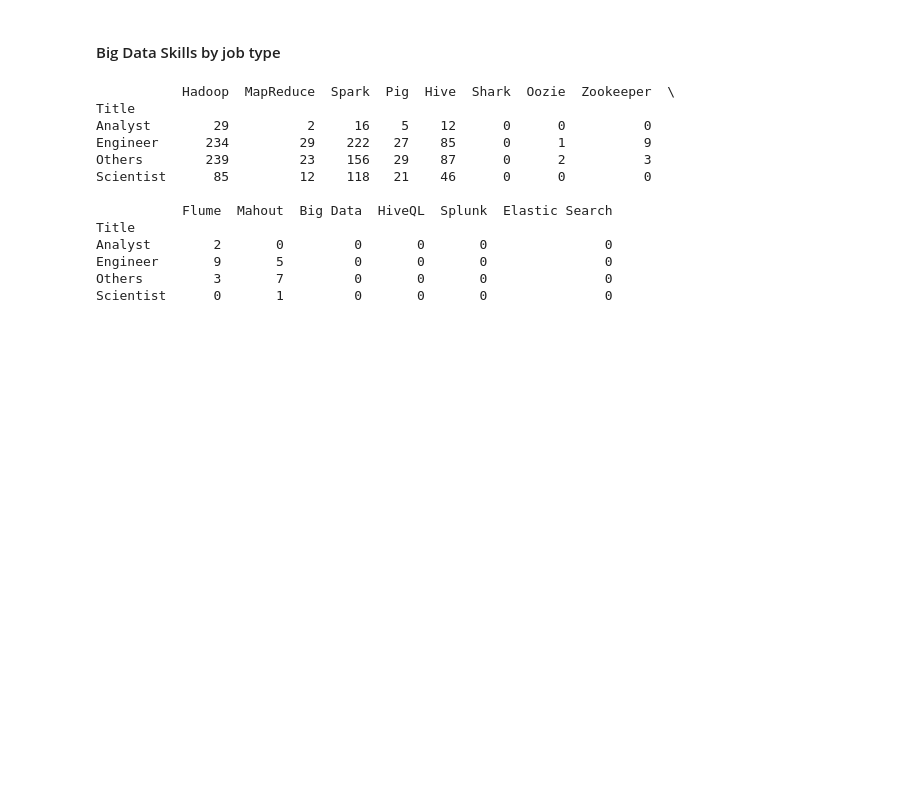
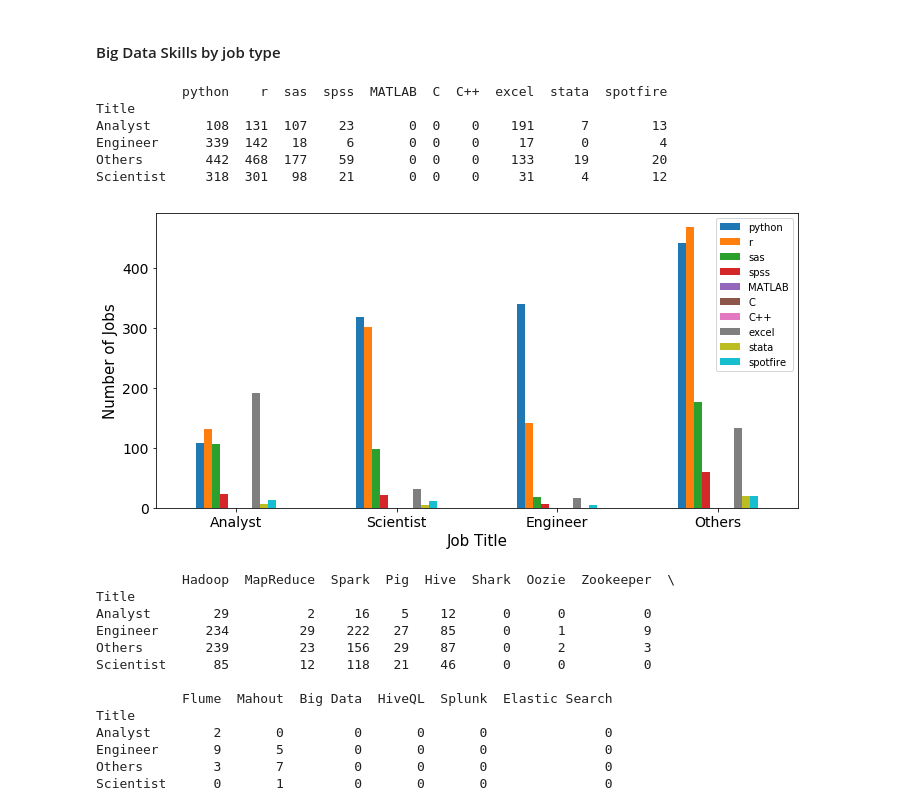
Before and after one commit to RajeshArasada/Exploring-the-Data-Science-Job-Market, a Jupyter notebook: Analysis/Glassdoor Webscrapping Project.ipynb, the cells around one changed output. Saved outputs shown, nothing was run; the diff lists cells and outputs as text; code cells hidden in the pictures; blank space fills up the shorter version.

```diff
--- a/Analysis/Glassdoor Webscrapping Project.ipynb
+++ b/Analysis/Glassdoor Webscrapping Project.ipynb
@@ -299,6 +312,30 @@ plt.tight_layout()
 [figure]
 # %% [markdown]
 #### Big Data Skills by job type
+# %%
+jobtype_language = jobs_df_copy.groupby('Title')['python','r','sas','spss','MATLAB','C','C++','excel','stata', 'spotfire'].sum()
+print(jobtype_language)
+# %% [output]
+           python    r  sas  spss  MATLAB  C  C++  excel  stata  spotfire
+Title
+Analyst       108  131  107    23       0  0    0    191      7        13
+Engineer      339  142   18     6       0  0    0     17      0         4
+Others        442  468  177    59       0  0    0    133     19        20
+Scientist     318  301   98    21       0  0    0     31      4        12
+# %%
+plt.rcParams["axes.labelsize"] = 15
+plt.rcParams["axes.titlesize"] = 20
+plt.rcParams["xtick.labelsize"] = 14
+plt.rcParams["ytick.labelsize"] = 14
+
+
+jobtype_language.sort_values('python').plot(kind = 'bar', figsize=(10,5), width=0.5)
+plt.xlabel('Job Title')
+plt.ylabel('Number of Jobs')
+plt.xticks(rotation='horizontal')
+plt.tight_layout()
+# %% [output]
+[figure, added]
 # %%
 # Combine big data fields by keywords
 jobs_df_copy['Hadoop'] = jobs_df_copy['hadoop']
```
Also changed, not shown: parts of 13 cells of this notebook, 2 other files.
